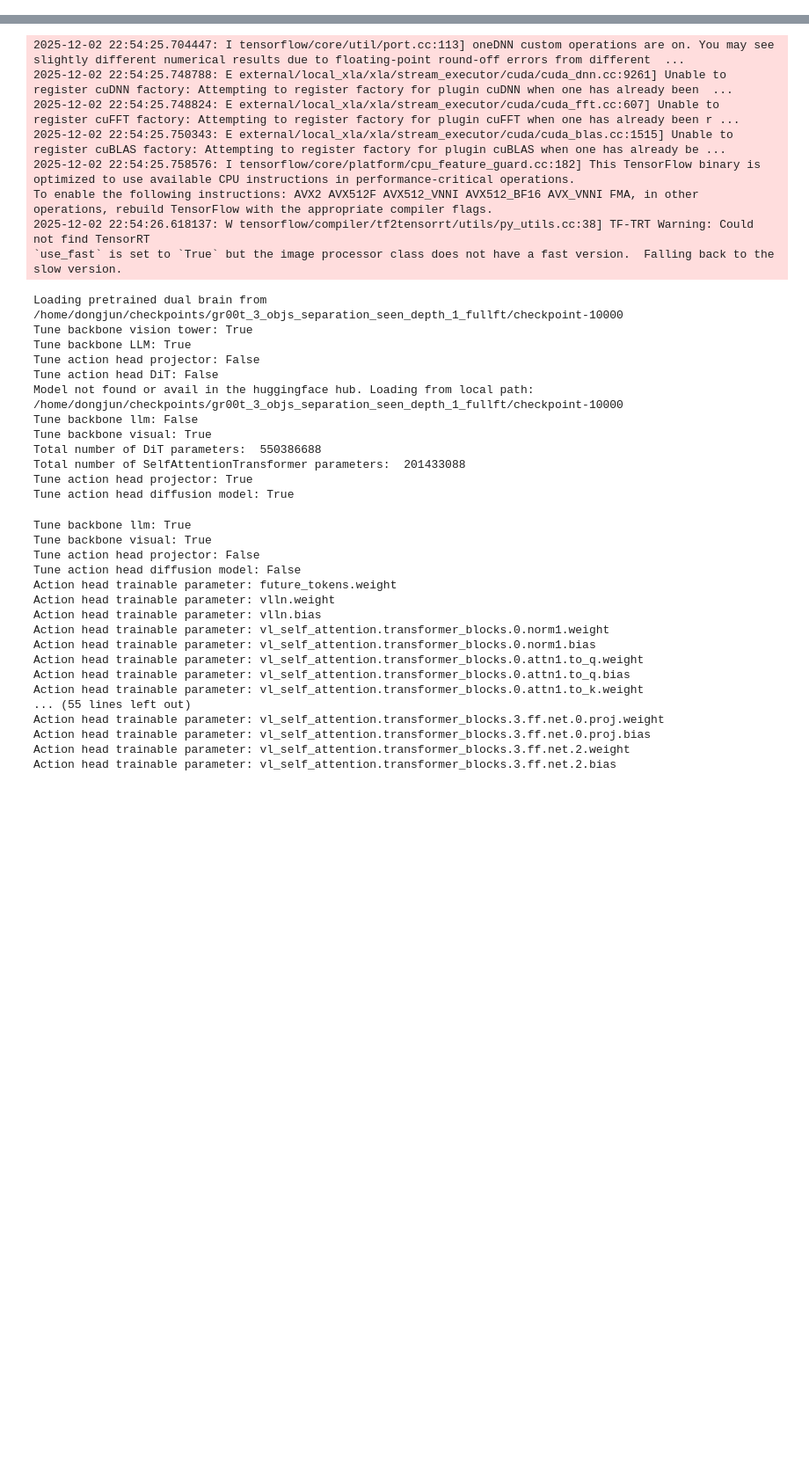
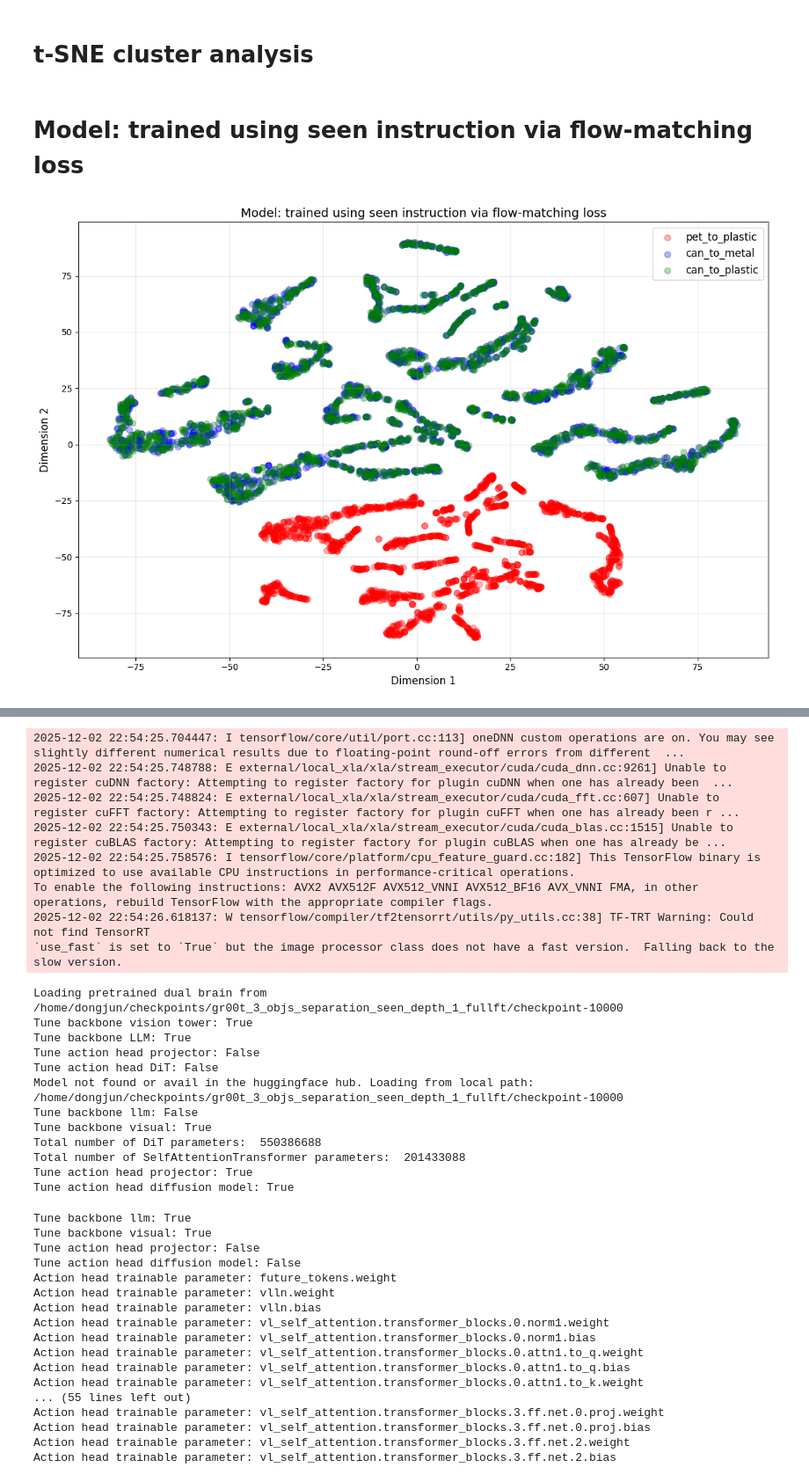
Before and after one commit to dgjun32/svcca_gr00t, a Jupyter notebook: attention_analysis.ipynb, the cells around one changed output, grey strips where cells are left out. Shown at 88% size. Cells and saved outputs as stored; diff of their text form; code cells hidden in the pictures; blank space fills up the shorter version.

```diff
--- a/attention_analysis.ipynb
+++ b/attention_analysis.ipynb
@@ -0,0 +1,2 @@
+# %% [markdown]
+# t-SNE cluster analysis
@@ -0,0 +9,73 @@
+# %% [markdown]
+# Model: trained using seen instruction via flow-matching loss
+# %%
+layer = "action_head.vl_self_attention.layer_3_step_0"
+
+after_pickup_can_pnp_can_to_metal = load_feature(
+    "/home/dongjun/gr00t_svcca/cached_features/model_gr00t_3_objs_separation_seen_fusion_action_head_single_vl_feature_fm_loss_only-checkpoint-10000_dataset_dongjun_251211_validation_after_pickup_red_can_pnp_can_to_metal.hdf5",
+    layer)
+after_pickup_can_pnp_can_to_plastic = load_feature(
+    "/home/dongjun/gr00t_svcca/cached_features/model_gr00t_3_objs_separation_seen_fusion_action_head_single_vl_feature_fm_loss_only-checkpoint-10000_dataset_dongjun_251211_validation_after_pickup_red_can_pnp_can_to_plastic.hdf5",
+    layer)
+
+after_pickup_pet_pnp_pet_to_plastic = load_feature(
+    "/home/dongjun/gr00t_svcca/cached_features/model_gr00t_3_objs_separation_seen_fusion_action_head_single_vl_feature_fm_loss_only-checkpoint-10000_dataset_dongjun_251211_validation_after_pickup_green_PET_pnp_pet_to_plastic.hdf5",
+    layer
+)
+
+
+after_pickup_pet_pnp_pet_to_plastic = after_pickup_pet_pnp_pet_to_plastic[:, -1, :]
+after_pickup_can_pnp_can_to_metal = after_pickup_can_pnp_can_to_metal[:, -1, :]
+after_pickup_can_pnp_can_to_plastic = after_pickup_can_pnp_can_to_plastic[:, -1, :]
+
+print("Loaded features")
+print("Start t-SNE visualization")
+
+# 1. 데이터 합치기
+data = np.vstack([
+    after_pickup_pet_pnp_pet_to_plastic,
+    after_pickup_can_pnp_can_to_metal,
+    after_pickup_can_pnp_can_to_plastic
+])
+
+# 2. 라벨 생성 (색상 구분용)
+labels = np.array(
+    ['pet_to_plastic'] * len(after_pickup_pet_pnp_pet_to_plastic) +
+    ['can_to_metal'] * len(after_pickup_can_pnp_can_to_metal) +
+    ['can_to_plastic'] * len(after_pickup_can_pnp_can_to_plastic)
+)
+
+# 3. 차원 축소 (방법 선택)
+# 방법 A: t-SNE
+reducer = TSNE(n_components=2, random_state=42, perplexity=30)
+# 방법 B: UMAP (더 빠름)
+# reducer = UMAP(n_components=2, random_state=42)
+# 방법 C: PCA (가장 빠름)
+# reducer = PCA(n_components=2)
+
+embedded = reducer.fit_transform(data)
+
+# 4. 시각화
+plt.figure(figsize=(12, 8))
+colors = {'pet_to_plastic': 'red', 'can_to_metal': 'blue', 'can_to_plastic': 'green'}
+
+for label, color in colors.items():
+    mask = labels == label
+    plt.scatter(
+        embedded[mask, 0],
+        embedded[mask, 1],
+        c=color,
+        label=label,
+        alpha=0.3,
+        s=50
+    )
+
+plt.legend(fontsize=12)
+plt.xlabel('Dimension 1', fontsize=12)
+plt.ylabel('Dimension 2', fontsize=12)
+plt.title('Model: trained using seen instruction via flow-matching loss', fontsize=14)
+plt.grid(True, alpha=0.3)
+plt.tight_layout()
+plt.show()
+# %% [output]
+[figure, added]
```
Also changed, not shown: parts of 9 cells of this notebook, 7 other files.
